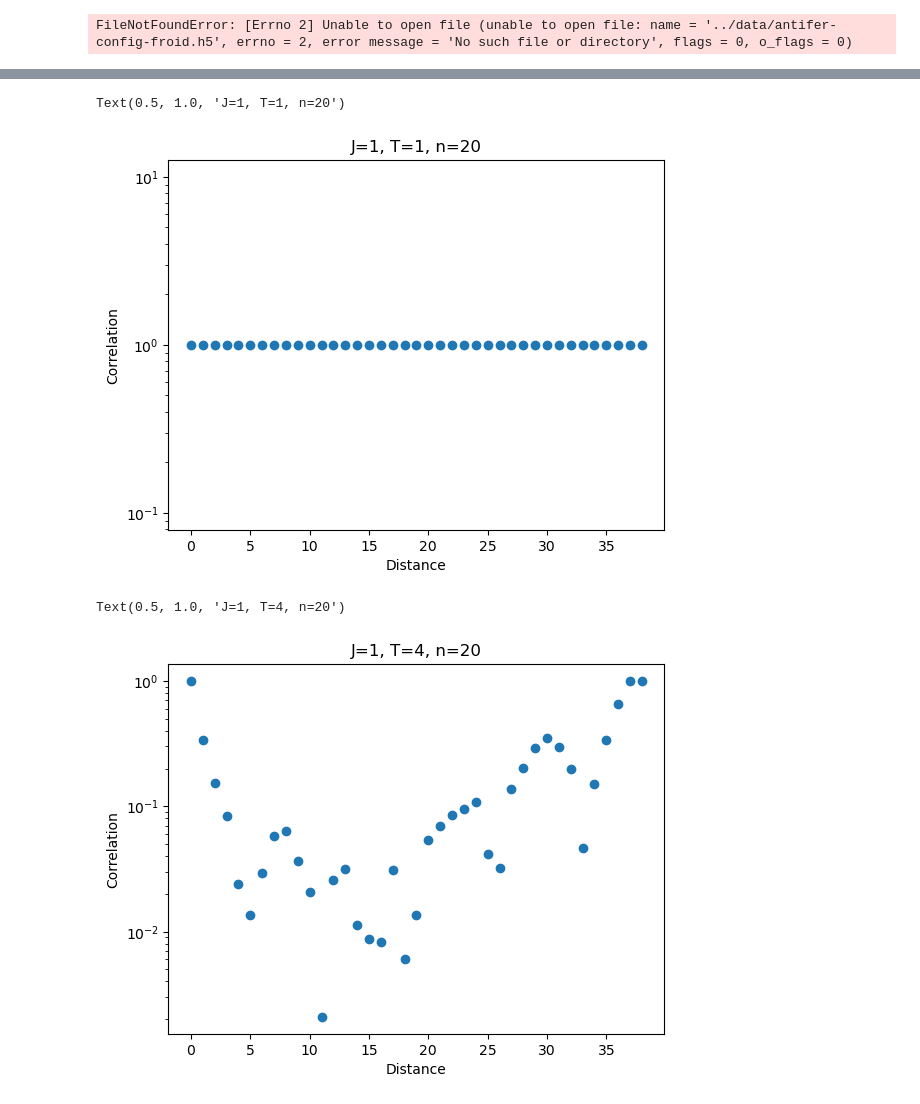
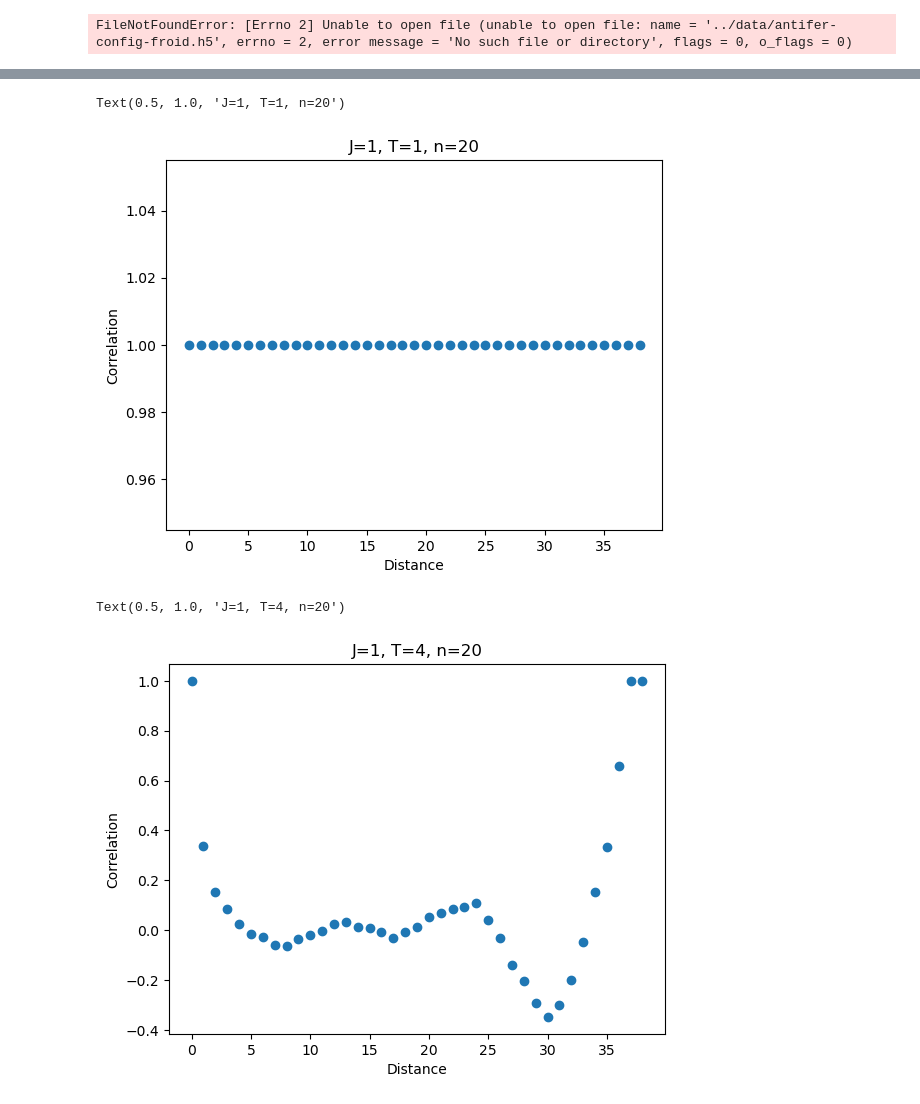
Before and after one commit to Gabriel-lct/ising-model-research, a Jupyter notebook: python/metropolis_nn.ipynb, the cells around one changed output, grey strips where cells are left out. Saved outputs shown, nothing was run; the diff lists cells and outputs as text; code cells hidden in the pictures.

```diff
--- a/python/metropolis_nn.ipynb
+++ b/python/metropolis_nn.ipynb
@@ -297,8 +298,8 @@ Text(0.5, 1.0, 'J=1, T=1, n=100')
 correlations, metadata = load_correlation("../data/metropolis/correlation/T1n20.h5")
 n = metadata['n']
 dist = np.arange(2*n-1)
-plt.scatter(dist, np.abs(correlations))
-plt.yscale('log')
+plt.scatter(dist, correlations)
+#plt.yscale('log')
 # plt.xscale('log')
 
 plt.xlabel("Distance")
@@ -306,18 +307,18 @@ plt.ylabel("Correlation")
 plt.title("J=1, T=1, n=20")
 # %% [output]
 Text(0.5, 1.0, 'J=1, T=1, n=20')
-[figure, old version]
+[figure, new version]
 # %%
 correlations, metadata = load_correlation("../data/metropolis/correlation/T4n20.h5")
 n = metadata['n']
 dist = np.arange(2*n-1)
-plt.scatter(dist, np.abs(correlations))
-plt.yscale('log')
+plt.scatter(dist, correlations)
+#plt.yscale('log')
 # plt.xscale('log')
 
 plt.xlabel("Distance")
 plt.ylabel("Correlation")
 plt.title("J=1, T=4, n=20")
 # %% [output]
 Text(0.5, 1.0, 'J=1, T=4, n=20')
-[figure, old version]
+[figure, new version]
```
Also changed, not shown: parts of 5 cells of this notebook, 40 other files.
